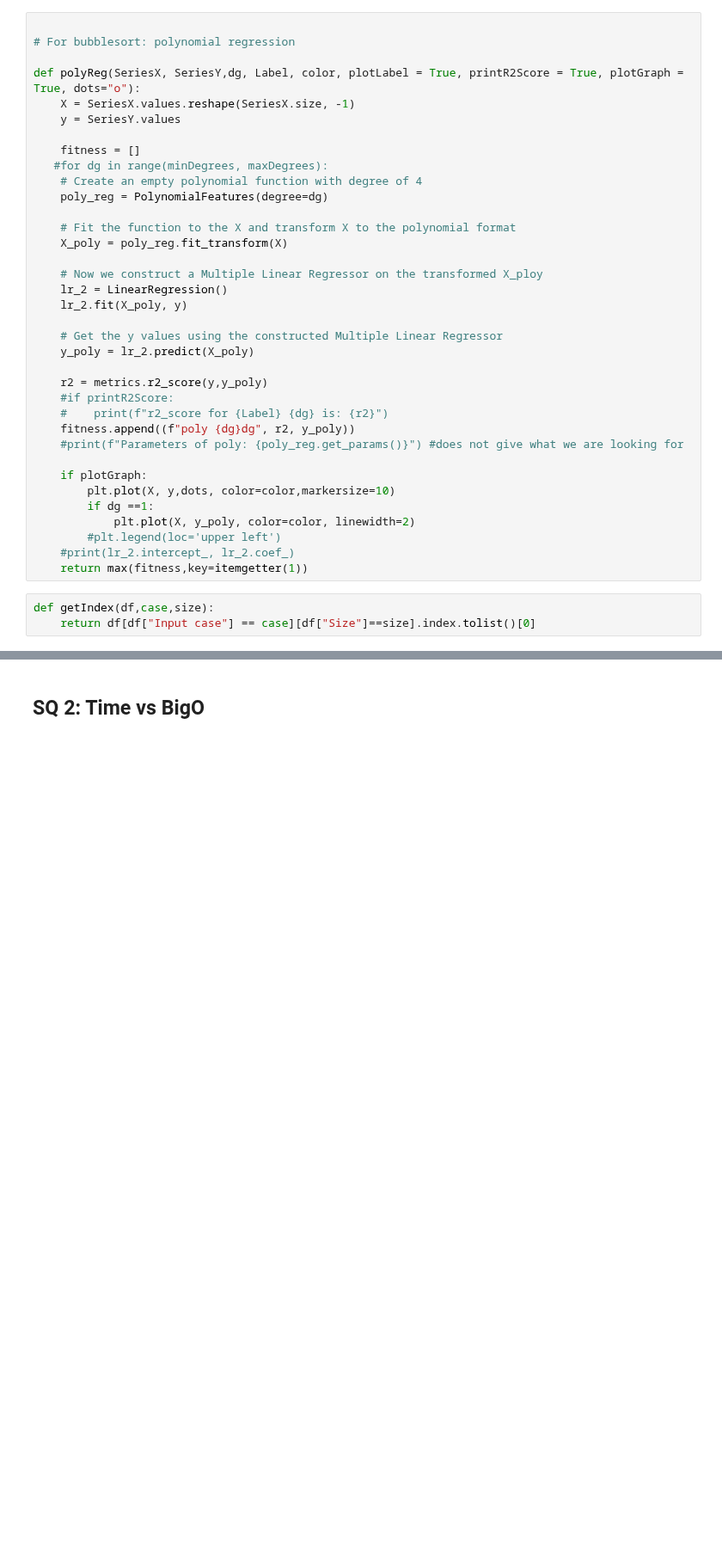
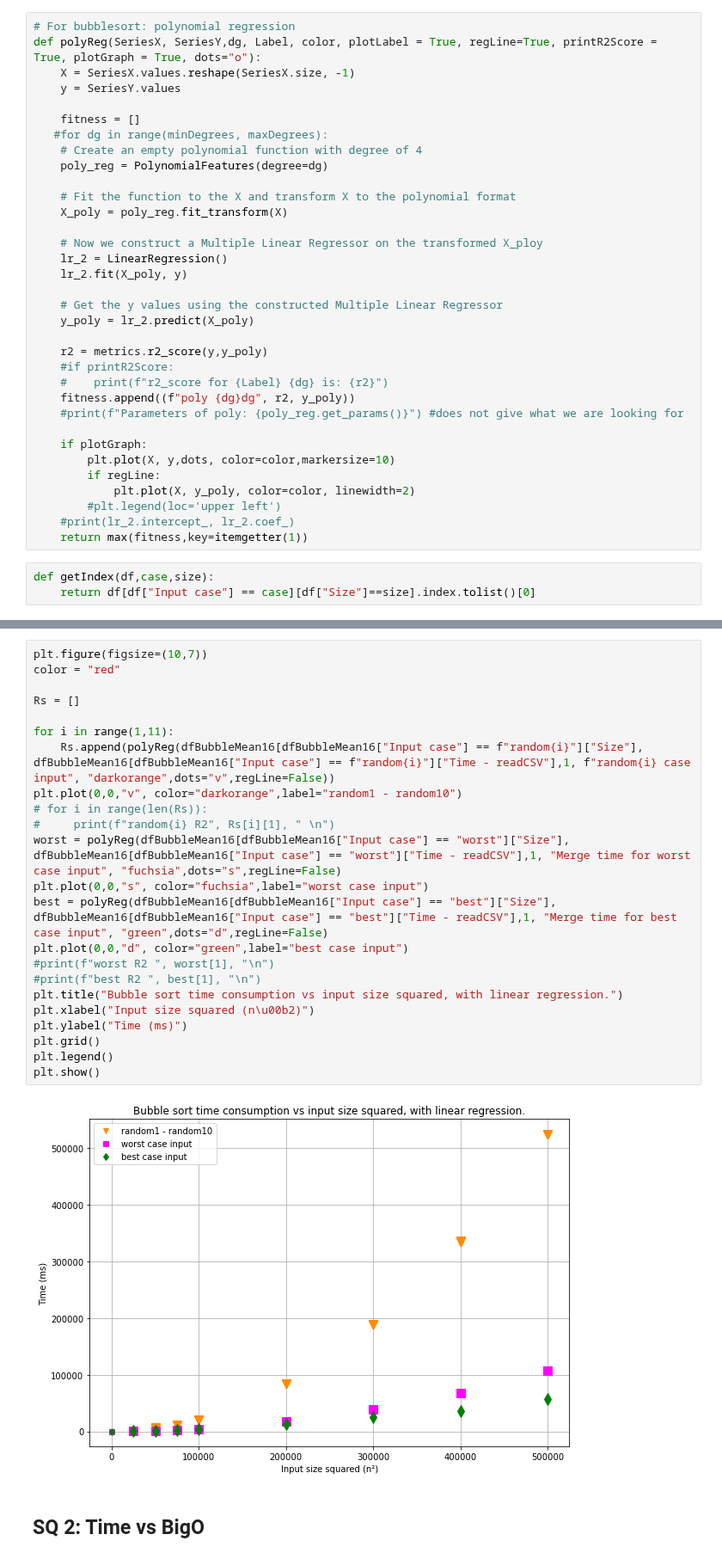
Before and after one commit to hrallil/RAPL_measurements, a Jupyter notebook: Java/FinalResults/FinalAnalysis/BubbleResults.ipynb, the cells around one changed output, grey strips where cells are left out. Shown at 86% size. Drawn from its saved outputs; the diff is of its cells as text; blank space fills up the shorter version.

Commit message:
all graphs made for SQ2 and 3 and RQ

```diff
--- a/Java/FinalResults/FinalAnalysis/BubbleResults.ipynb
+++ b/Java/FinalResults/FinalAnalysis/BubbleResults.ipynb
@@ -172,10 +172,8 @@ dfBubbleMean16.head()
 # %% [markdown]
 ## SQ 2: Time vs input size regressions
 # %%
-
 # For bubblesort: polynomial regression
-
-def polyReg(SeriesX, SeriesY,dg, Label, color, plotLabel = True, printR2Score = True, plotGraph = True, dots="o"):
+def polyReg(SeriesX, SeriesY,dg, Label, color, plotLabel = True, regLine=True, printR2Score = True, plotGraph = True, dots="o"):
     X = SeriesX.values.reshape(SeriesX.size, -1)
     y = SeriesY.values
 
@@ -202,7 +200,7 @@ def polyReg(SeriesX, SeriesY,dg, Label, color, plotLabel = True, printR2Score =
 
     if plotGraph:
         plt.plot(X, y,dots, color=color,markersize=10)
-        if dg ==1:
+        if regLine:
             plt.plot(X, y_poly, color=color, linewidth=2)
         #plt.legend(loc='upper left')
     #print(lr_2.intercept_, lr_2.coef_)
@@ -249,3 +247,28 @@ dfBubbleMean16.head()
+# %%
+plt.figure(figsize=(10,7))
+color = "red"
+
+Rs = []
+
+for i in range(1,11):
+    Rs.append(polyReg(dfBubbleMean16[dfBubbleMean16["Input case"] == f"random{i}"]["Size"], dfBubbleMean16[dfBubbleMean16["Input case"] == f"random{i}"]["Time - readCSV"],1, f"random{i} case input", "darkorange",dots="v",regLine=False))
+plt.plot(0,0,"v", color="darkorange",label="random1 - random10")
+# for i in range(len(Rs)):
+#     print(f"random{i} R2", Rs[i][1], " \n")
+worst = polyReg(dfBubbleMean16[dfBubbleMean16["Input case"] == "worst"]["Size"], dfBubbleMean16[dfBubbleMean16["Input case"] == "worst"]["Time - readCSV"],1, "Merge time for worst case input", "fuchsia",dots="s",regLine=False)
+plt.plot(0,0,"s", color="fuchsia",label="worst case input")
+best = polyReg(dfBubbleMean16[dfBubbleMean16["Input case"] == "best"]["Size"], dfBubbleMean16[dfBubbleMean16["Input case"] == "best"]["Time - readCSV"],1, "Merge time for best case input", "green",dots="d",regLine=False)
+plt.plot(0,0,"d", color="green",label="best case input")
+#print(f"worst R2 ", worst[1], "\n")
+#print(f"best R2 ", best[1], "\n")
+plt.title("Bubble sort time consumption vs input size squared, with linear regression.")
+plt.xlabel("Input size squared (n\u00b2)")
+plt.ylabel("Time (ms)")
+plt.grid()
+plt.legend()
+plt.show()
+# %% [output]
+[figure, added]
 # %% [markdown]
 ## SQ 2: Time vs BigO
 # %%
```
Also changed, not shown: parts of 6 cells of this notebook, 14 other files.
